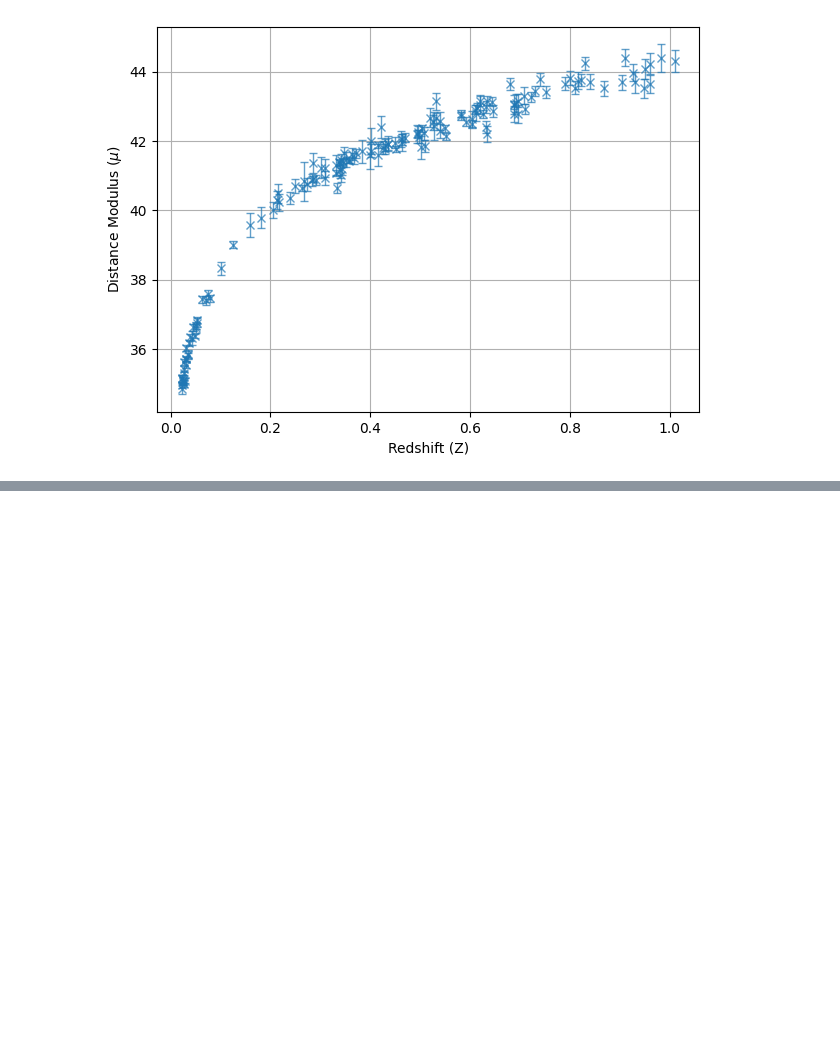
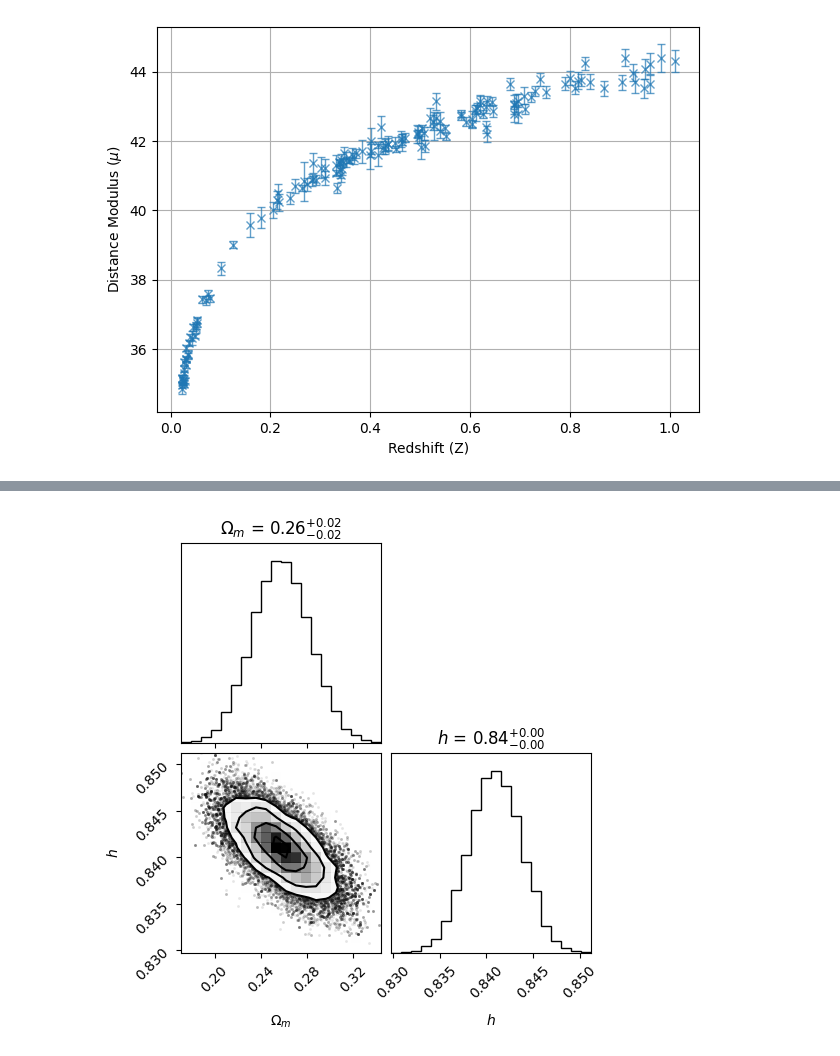
Before and after one commit to josephasal/cosmo_inference, a Jupyter notebook: mcmc/run_mcmc.ipynb, the cells around one changed output, grey strips where cells are left out. Cells and saved outputs as stored; diff of their text form; code cells hidden in the pictures; blank space fills up the shorter version.

```diff
--- a/mcmc/run_mcmc.ipynb
+++ b/mcmc/run_mcmc.ipynb
@@ -129,0 +224,10 @@ plt.title('walker 1 parameter space through iterations')
+# %%
+#Corner plot of adaptive mc
+all_samples = adaptive_samples.reshape(-1, adaptive_samples.shape[-1])
+
+# Create the corner plot with appropriate labels
+figure = corner.corner(all_samples, labels=["$\Omega_m$", "$h$"],
+                         show_titles=True, title_kwargs={"fontsize": 12})
+plt.show()
+# %% [output]
+[figure, added]
```
Also changed, not shown: parts of 14 cells of this notebook.
